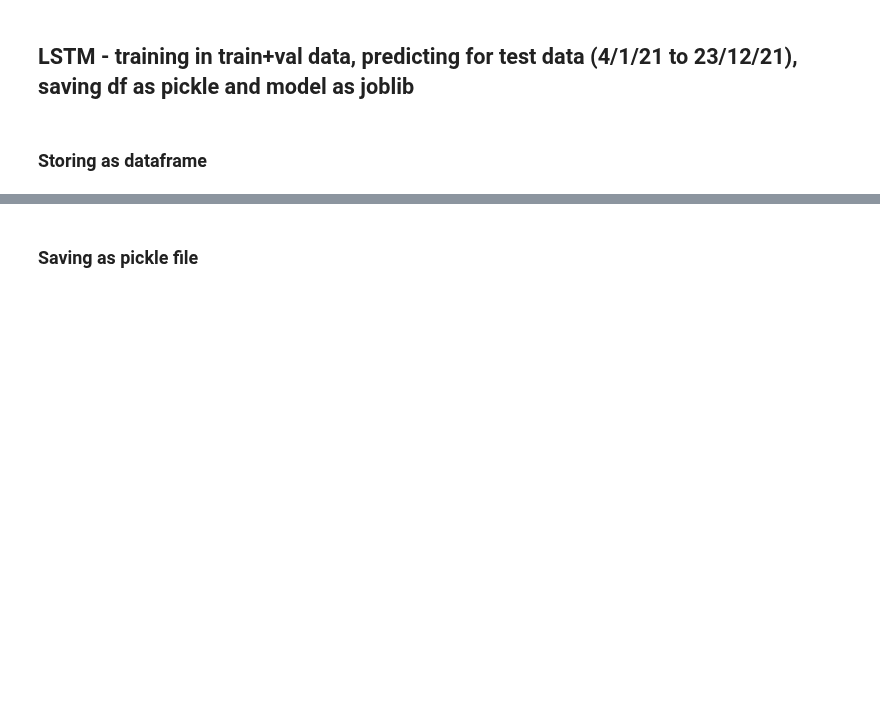
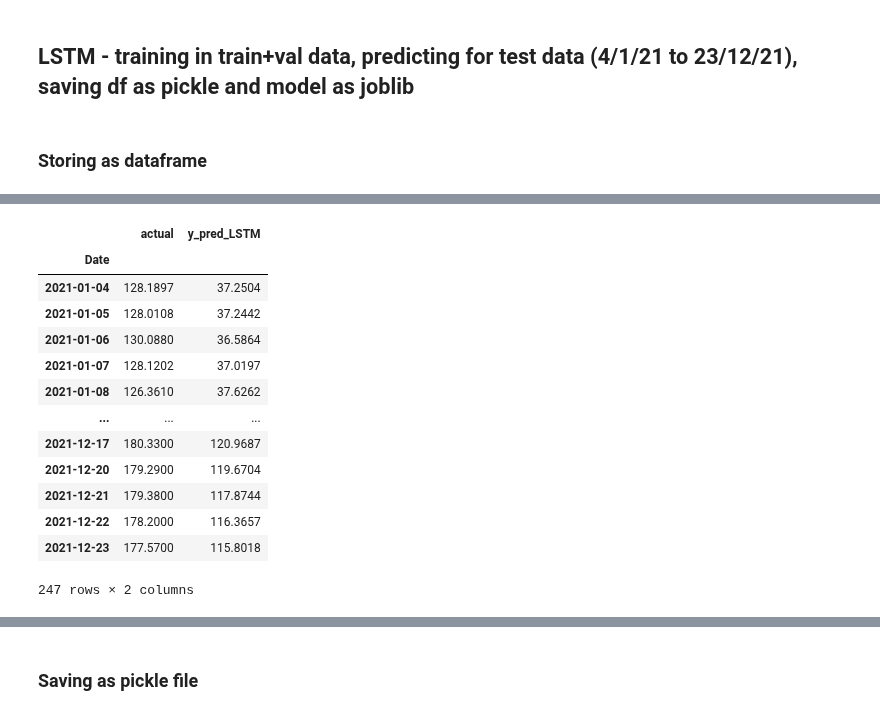
Before and after one commit to ivanlimsy/iOracle, a Jupyter notebook: notebooks/iOracle Deep Learning Ivan.ipynb, the cells around one changed output, grey strips where cells are left out. Drawn from its saved outputs; the diff is of its cells as text; code cells hidden in the pictures; blank space fills up the shorter version.

```diff
--- a/notebooks/iOracle Deep Learning Ivan.ipynb
+++ b/notebooks/iOracle Deep Learning Ivan.ipynb
@@ -930,3 +911,20 @@ plt.show()
+# %%
+result
+# %% [output]
+|  | actual | y_pred_LSTM |
+| Date |  |  |
+| 2021-01-04 | 128.1897 | 37.2504 |
+| 2021-01-05 | 128.0108 | 37.2442 |
+| 2021-01-06 | 130.0880 | 36.5864 |
+| 2021-01-07 | 128.1202 | 37.0197 |
+| 2021-01-08 | 126.3610 | 37.6262 |
+| ... | ... | ... |
+| 2021-12-17 | 180.3300 | 120.9687 |
+| 2021-12-20 | 179.2900 | 119.6704 |
+| 2021-12-21 | 179.3800 | 117.8744 |
+| 2021-12-22 | 178.2000 | 116.3657 |
+| 2021-12-23 | 177.5700 | 115.8018 |
+247 rows × 2 columns
 # %%
 y_train_pred = model.predict(X_train)
 # %%
```
Also changed, not shown: parts of 16 cells of this notebook, 3 other files.
